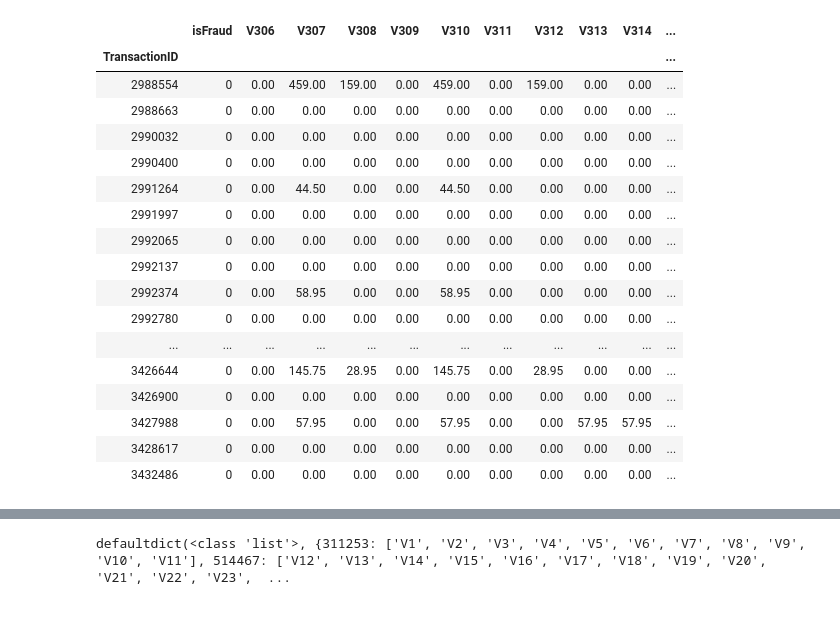
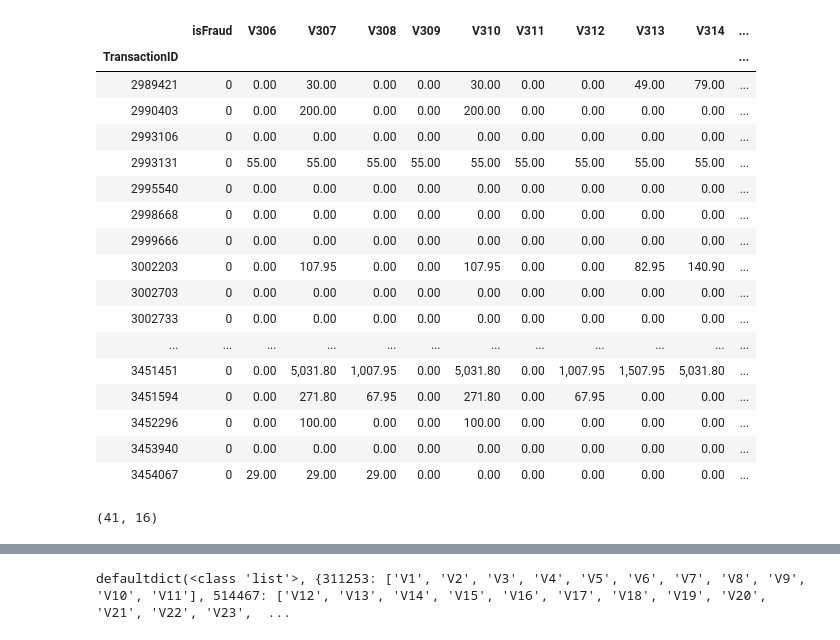
Before and after one commit to merkylove/IEEE_FRAUD, a Jupyter notebook: V_EDA.ipynb, the cells around one changed output, grey strips where cells are left out. Cells and saved outputs as stored; diff of their text form; code cells hidden in the pictures.

```diff
--- a/V_EDA.ipynb
+++ b/V_EDA.ipynb
@@ -50,0 +146,2 @@ print_full(train[train.card1 == 1039])
+# %%
+train = train.reset_index().set_index('TransactionDT_to_datetime')
@@ -50,0 +206,4 @@ print_full(train[train.card1 == 1039])
+# %%
+train['TTTMP'] = pd.to_timedelta(train['D1'], unit='day')
+# %%
+train['subcard_reg_datetime'] = (train['TransactionDT_to_datetime'] - train['TTTMP']).dt.date
@@ -50,0 +238,2 @@ print_full(train[train.card1 == 1039])
+# %%
+train.set_index('TransactionID', inplace=True)
@@ -51,21 +297,22 @@ print_full(train[train.card1 == 1039])
 # %%
-train[train.card1 == 1039][['isFraud'] + [f'V{i}' for i in range(306, 322)] + ['TransactionAmt']]
+train[(train.card1 == 2744) & (train.ProductCD == 'W')][['isFraud'] + [f'V{i}' for i in range(306, 322)] + ['TransactionAmt', 'ProductCD', 'addr1', 'P_emaildomain',
+    'R_emaildomain',]]
 # %% [output]
 |  | isFraud | V306 | V307 | V308 | V309 | V310 | V311 | V312 | V313 | V314 | ... |
 | TransactionID |  |  |  |  |  |  |  |  |  |  | ... |
-| 2988554 | 0 | 0.00 | 459.00 | 159.00 | 0.00 | 459.00 | 0.00 | 159.00 | 0.00 | 0.00 | ... |
-| 2988663 | 0 | 0.00 | 0.00 | 0.00 | 0.00 | 0.00 | 0.00 | 0.00 | 0.00 | 0.00 | ... |
-| 2990032 | 0 | 0.00 | 0.00 | 0.00 | 0.00 | 0.00 | 0.00 | 0.00 | 0.00 | 0.00 | ... |
-| 2990400 | 0 | 0.00 | 0.00 | 0.00 | 0.00 | 0.00 | 0.00 | 0.00 | 0.00 | 0.00 | ... |
-| 2991264 | 0 | 0.00 | 44.50 | 0.00 | 0.00 | 44.50 | 0.00 | 0.00 | 0.00 | 0.00 | ... |
-| 2991997 | 0 | 0.00 | 0.00 | 0.00 | 0.00 | 0.00 | 0.00 | 0.00 | 0.00 | 0.00 | ... |
-| 2992065 | 0 | 0.00 | 0.00 | 0.00 | 0.00 | 0.00 | 0.00 | 0.00 | 0.00 | 0.00 | ... |
-| 2992137 | 0 | 0.00 | 0.00 | 0.00 | 0.00 | 0.00 | 0.00 | 0.00 | 0.00 | 0.00 | ... |
-| 2992374 | 0 | 0.00 | 58.95 | 0.00 | 0.00 | 58.95 | 0.00 | 0.00 | 0.00 | 0.00 | ... |
-| 2992780 | 0 | 0.00 | 0.00 | 0.00 | 0.00 | 0.00 | 0.00 | 0.00 | 0.00 | 0.00 | ... |
+| 2989421 | 0 | 0.00 | 30.00 | 0.00 | 0.00 | 30.00 | 0.00 | 0.00 | 49.00 | 79.00 | ... |
+| 2990403 | 0 | 0.00 | 200.00 | 0.00 | 0.00 | 200.00 | 0.00 | 0.00 | 0.00 | 0.00 | ... |
+| 2993106 | 0 | 0.00 | 0.00 | 0.00 | 0.00 | 0.00 | 0.00 | 0.00 | 0.00 | 0.00 | ... |
+| 2993131 | 0 | 55.00 | 55.00 | 55.00 | 55.00 | 55.00 | 55.00 | 55.00 | 55.00 | 55.00 | ... |
+| 2995540 | 0 | 0.00 | 0.00 | 0.00 | 0.00 | 0.00 | 0.00 | 0.00 | 0.00 | 0.00 | ... |
+| 2998668 | 0 | 0.00 | 0.00 | 0.00 | 0.00 | 0.00 | 0.00 | 0.00 | 0.00 | 0.00 | ... |
+| 2999666 | 0 | 0.00 | 0.00 | 0.00 | 0.00 | 0.00 | 0.00 | 0.00 | 0.00 | 0.00 | ... |
+| 3002203 | 0 | 0.00 | 107.95 | 0.00 | 0.00 | 107.95 | 0.00 | 0.00 | 82.95 | 140.90 | ... |
+| 3002703 | 0 | 0.00 | 0.00 | 0.00 | 0.00 | 0.00 | 0.00 | 0.00 | 0.00 | 0.00 | ... |
+| 3002733 | 0 | 0.00 | 0.00 | 0.00 | 0.00 | 0.00 | 0.00 | 0.00 | 0.00 | 0.00 | ... |
 | ... | ... | ... | ... | ... | ... | ... | ... | ... | ... | ... | ... |
-| 3426644 | 0 | 0.00 | 145.75 | 28.95 | 0.00 | 145.75 | 0.00 | 28.95 | 0.00 | 0.00 | ... |
-| 3426900 | 0 | 0.00 | 0.00 | 0.00 | 0.00 | 0.00 | 0.00 | 0.00 | 0.00 | 0.00 | ... |
-| 3427988 | 0 | 0.00 | 57.95 | 0.00 | 0.00 | 57.95 | 0.00 | 0.00 | 57.95 | 57.95 | ... |
-| 3428617 | 0 | 0.00 | 0.00 | 0.00 | 0.00 | 0.00 | 0.00 | 0.00 | 0.00 | 0.00 | ... |
-| 3432486 | 0 | 0.00 | 0.00 | 0.00 | 0.00 | 0.00 | 0.00 | 0.00 | 0.00 | 0.00 | ... |
+| 3451451 | 0 | 0.00 | 5,031.80 | 1,007.95 | 0.00 | 5,031.80 | 0.00 | 1,007.95 | 1,507.95 | 5,031.80 | ... |
+| 3451594 | 0 | 0.00 | 271.80 | 67.95 | 0.00 | 271.80 | 0.00 | 67.95 | 0.00 | 0.00 | ... |
+| 3452296 | 0 | 0.00 | 100.00 | 0.00 | 0.00 | 100.00 | 0.00 | 0.00 | 0.00 | 0.00 | ... |
+| 3453940 | 0 | 0.00 | 0.00 | 0.00 | 0.00 | 0.00 | 0.00 | 0.00 | 0.00 | 0.00 | ... |
+| 3454067 | 0 | 29.00 | 29.00 | 29.00 | 0.00 | 0.00 | 0.00 | 0.00 | 0.00 | 0.00 | ... |
@@ -71,0 +321,6 @@ train[train.card1 == 1039][['isFraud'] + [f'V{i}' for i in range(306, 322)] + ['
+# %%
+tmp[
+    (tmp.C1 == 1.0) & (tmp.C5 == 1) & (tmp.C6 == 1) & (tmp.C7 == 0)
+][['isFraud'] + [f'C{i}' for i in range(1, 15)] + ['TransactionAmt']].shape
+# %% [output]
+(41, 16)
```
Also changed, not shown: parts of 27 cells of this notebook, 4 other files.
